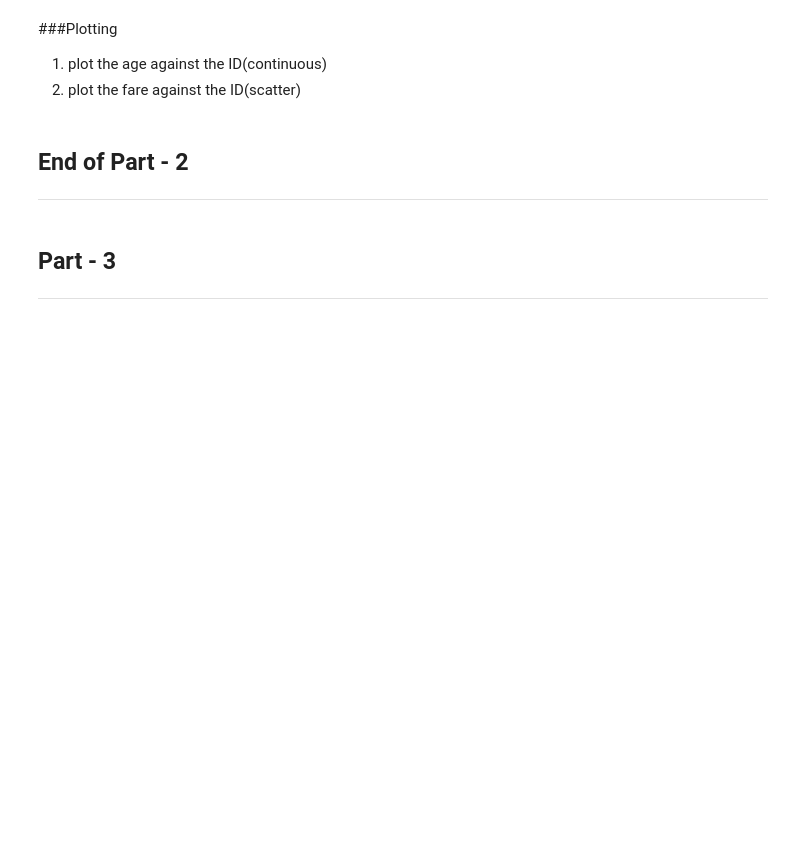
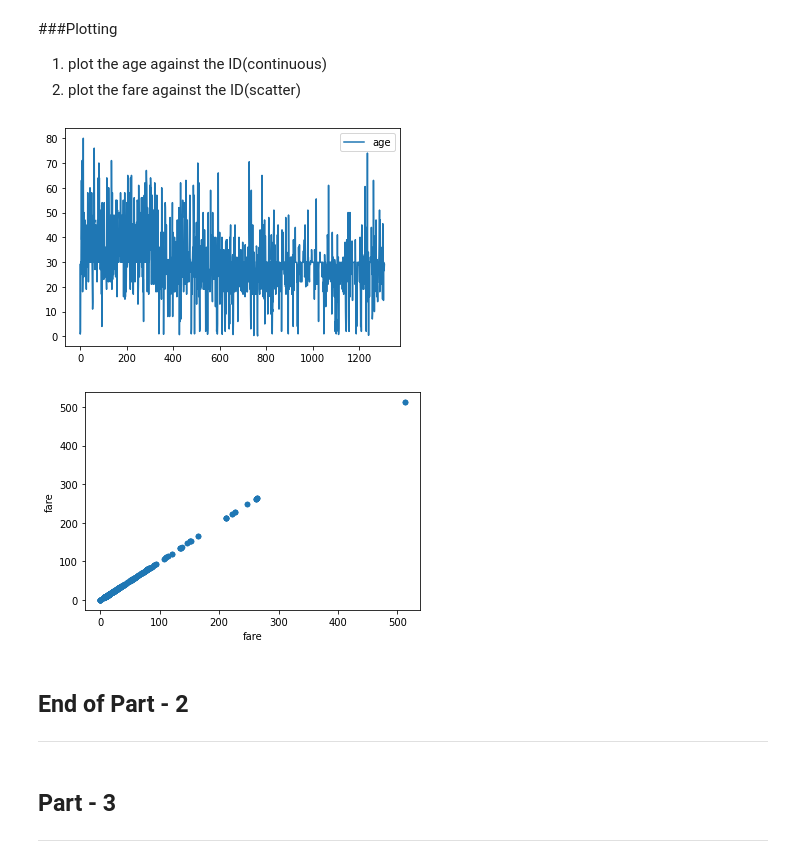
Before and after one commit to nikhilsinghh59/SHALA2020, a Jupyter notebook: Assignment_1_DS.ipynb, the cells around one changed output. Cells and saved outputs as stored; diff of their text form; code cells hidden in the pictures; blank space fills up the shorter version.

```diff
--- a/Assignment_1_DS.ipynb
+++ b/Assignment_1_DS.ipynb
@@ -212,3 +281,10 @@ for col in df.columns:
+# %%
+#num_cols = ['name' , 'cabin' ,'body' , 'home.dest']
+
+#Normalize age and fair
+
+normalized_age = (titanic_data_new['age'] - titanic_data_new['age'])/titanic_data_new['age'].std()
+normalized_fare = (titanic_data_new['fare'] - titanic_data_new['fare'])/titanic_data_new['fare'].std()
 # %% [markdown]
 
 
@@ -219,3 +295,9 @@ for col in df.columns:
 
 
 ---
+# %%
+titanic_data_new.drop(['age' , 'fare'] , axis=1)
+titanic_data_new['norm_age'] = normalized_age
+titanic_data_new['norm_fare'] = normalized_fare
+
+titanic_data_new.head()
@@ -223,6 +312,13 @@ for col in df.columns:
 ###Plotting
 1. plot the age against the ID(continuous)
 2. plot the fare against the ID(scatter)
+# %%
+titanic_data_new.plot(y = 'age' , use_index=True)
+titanic_data_new.reset_index().plot(y='fare' , x = 'fare' , kind='scatter')
+plt.show()
+# %% [output]
+[figure, added]
+[figure, added]
 # %% [markdown]
 ## End of Part - 2
 ---
```
Also changed, not shown: parts of 13 cells of this notebook.
